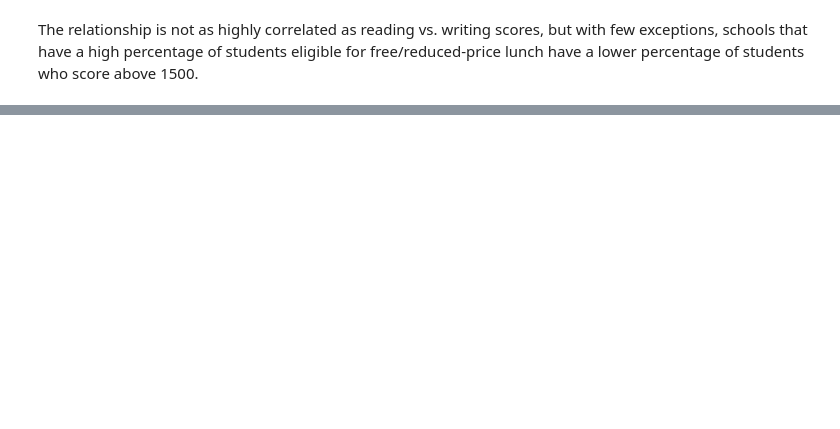
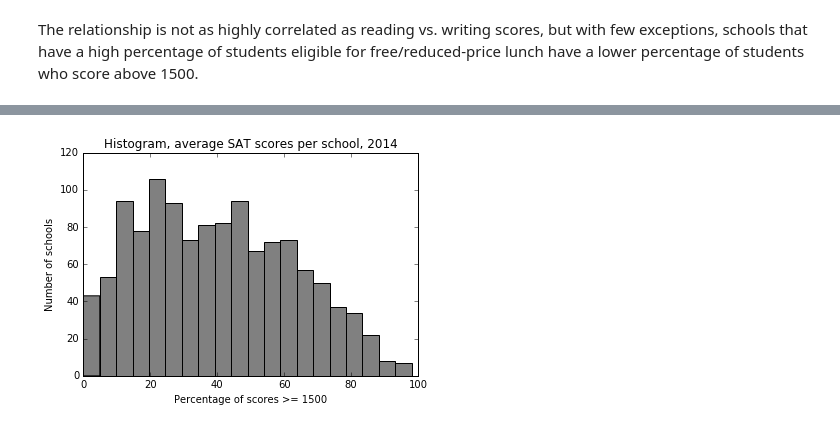
Before and after one commit to dannguyen/python-notebooks-data-wrangling, a Jupyter notebook: Visualization--School-Scores-and-Poverty.ipynb, the cells around one changed output, grey strips where cells are left out. Cells and saved outputs as stored; diff of their text form; code cells hidden in the pictures; blank space fills up the shorter version.

```diff
--- a/Visualization--School-Scores-and-Poverty.ipynb
+++ b/Visualization--School-Scores-and-Poverty.ipynb
@@ -59,0 +77,8 @@ The relationship is not as highly correlated as reading vs. writing scores, but
+# %%
+fig, ax = plt.subplots()
+ax.hist(xdf['percent_scores_gte_1500'], bins=20, color='gray');
+ax.set_xlabel('Percentage of scores >= 1500')
+ax.set_ylabel('Number of schools')
+ax.set_title('Histogram, average SAT scores per school, 2014');
+# %% [output]
+[figure, added]
```
Also changed, not shown: parts of 4 cells of this notebook, 20 other files.
